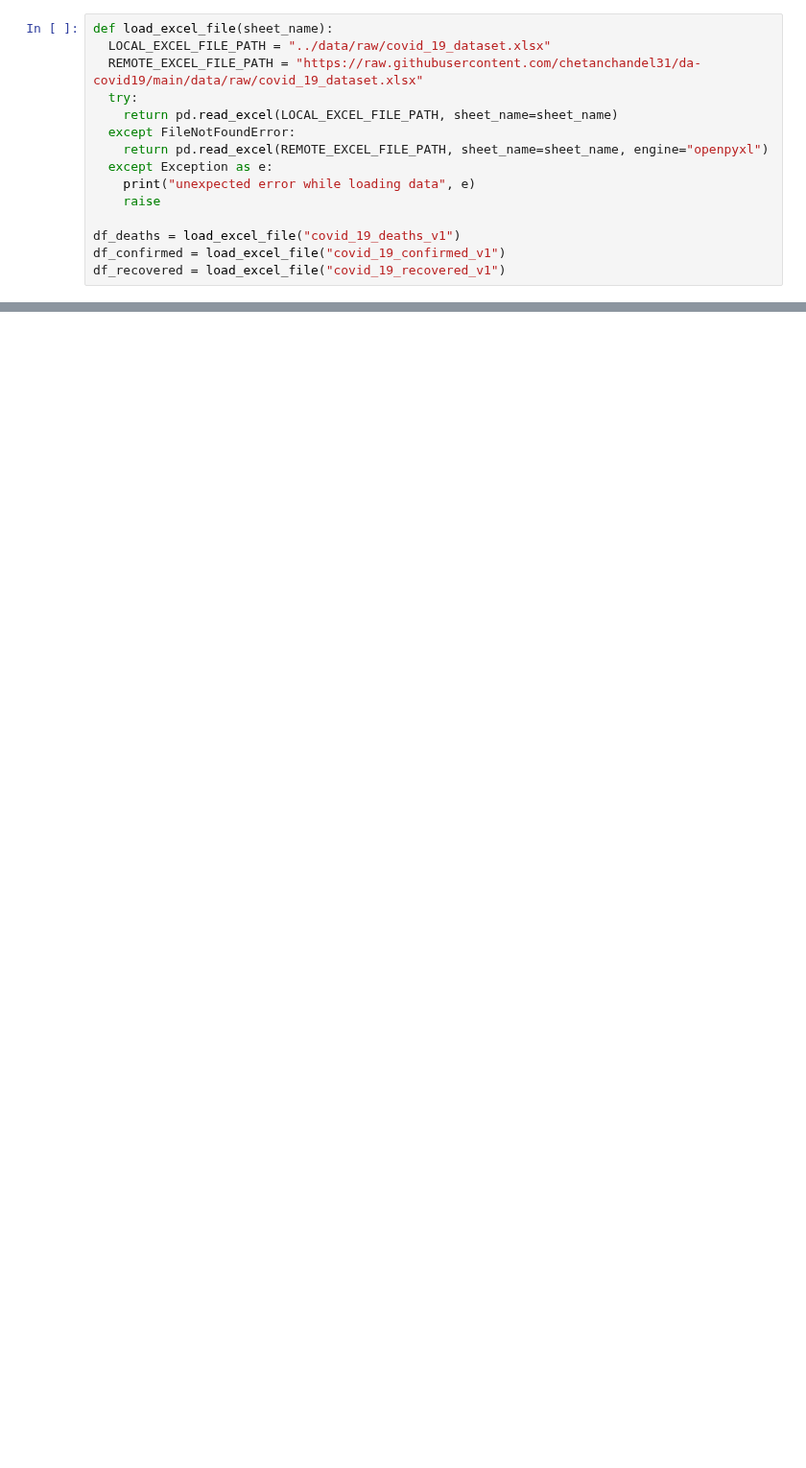
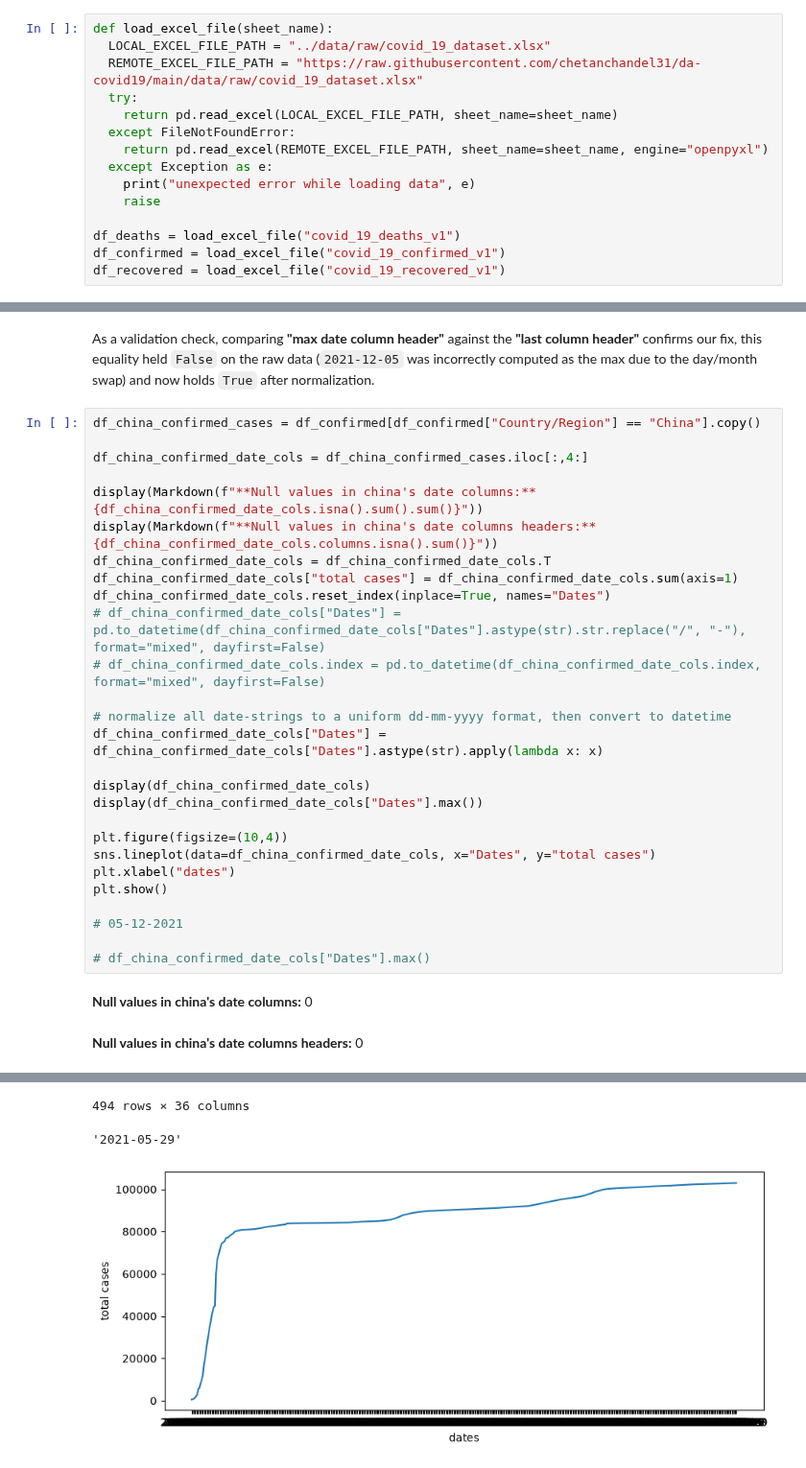
Before and after one commit to chetanchandel31/da-covid19, a Jupyter notebook: notebooks/01_covid_19_analysis.ipynb, the cells around one changed output, grey strips where cells are left out. Shown at 96% size. Cells and saved outputs as stored; diff of their text form; blank space fills up the shorter version.

Commit message:
normalize inconsistent dates

```diff
--- a/notebooks/01_covid_19_analysis.ipynb
+++ b/notebooks/01_covid_19_analysis.ipynb
@@ -81,0 +161,32 @@ Length: 498, dtype: object
+# %% [markdown]
+As a validation check, comparing **"max date column header"** against the **"last column header"** confirms our fix, this equality held `False` on the raw data (`2021-12-05` was incorrectly computed as the max due to the day/month swap) and now holds `True` after normalization.
+# %%
+df_china_confirmed_cases = df_confirmed[df_confirmed["Country/Region"] == "China"].copy()
+
+df_china_confirmed_date_cols = df_china_confirmed_cases.iloc[:,4:]
+
+display(Markdown(f"**Null values in china's date columns:** {df_china_confirmed_date_cols.isna().sum().sum()}"))
+display(Markdown(f"**Null values in china's date columns headers:** {df_china_confirmed_date_cols.columns.isna().sum()}"))
+df_china_confirmed_date_cols = df_china_confirmed_date_cols.T
+df_china_confirmed_date_cols["total cases"] = df_china_confirmed_date_cols.sum(axis=1)
+df_china_confirmed_date_cols.reset_index(inplace=True, names="Dates")
+# df_china_confirmed_date_cols["Dates"] = pd.to_datetime(df_china_confirmed_date_cols["Dates"].astype(str).str.replace("/", "-"), format="mixed", dayfirst=False)
+# df_china_confirmed_date_cols.index = pd.to_datetime(df_china_confirmed_date_cols.index, format="mixed", dayfirst=False)
+
+# normalize all date-strings to a uniform dd-mm-yyyy format, then convert to datetime
+df_china_confirmed_date_cols["Dates"] = df_china_confirmed_date_cols["Dates"].astype(str).apply(lambda x: x)
+
+display(df_china_confirmed_date_cols)
+display(df_china_confirmed_date_cols["Dates"].max())
+
+plt.figure(figsize=(10,4))
+sns.lineplot(data=df_china_confirmed_date_cols, x="Dates", y="total cases")
+plt.xlabel("dates")
+plt.show()
+
+# 05-12-2021
+
+# df_china_confirmed_date_cols["Dates"].max()
+# %% [output]
+**Null values in china's date columns:** 0
+**Null values in china's date columns headers:** 0
@@ -81,0 +205,3 @@ Length: 498, dtype: object
+494 rows × 36 columns
+'2021-05-29'
+[figure, added]
```
Also changed, not shown: parts of 9 cells of this notebook, 1 other file.
